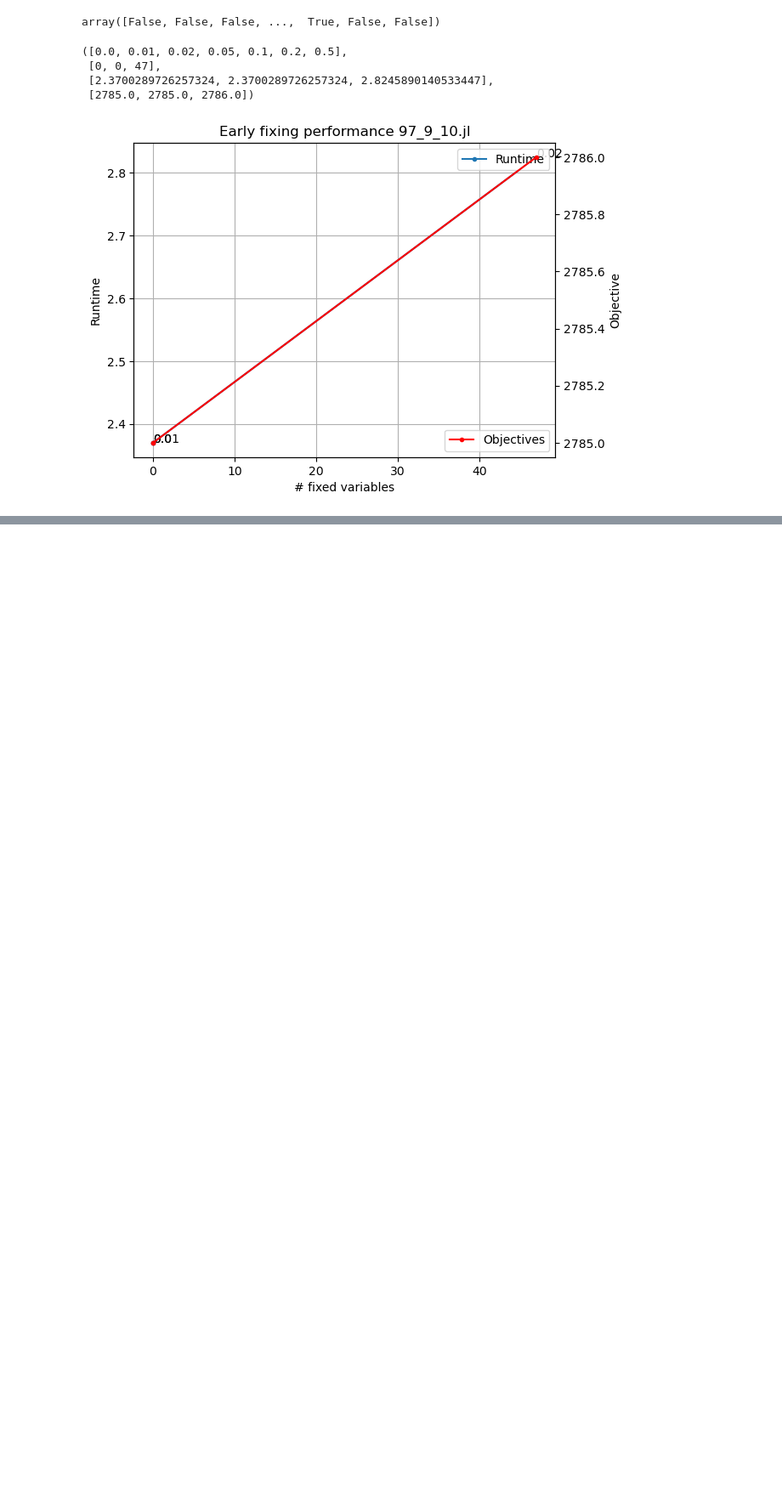
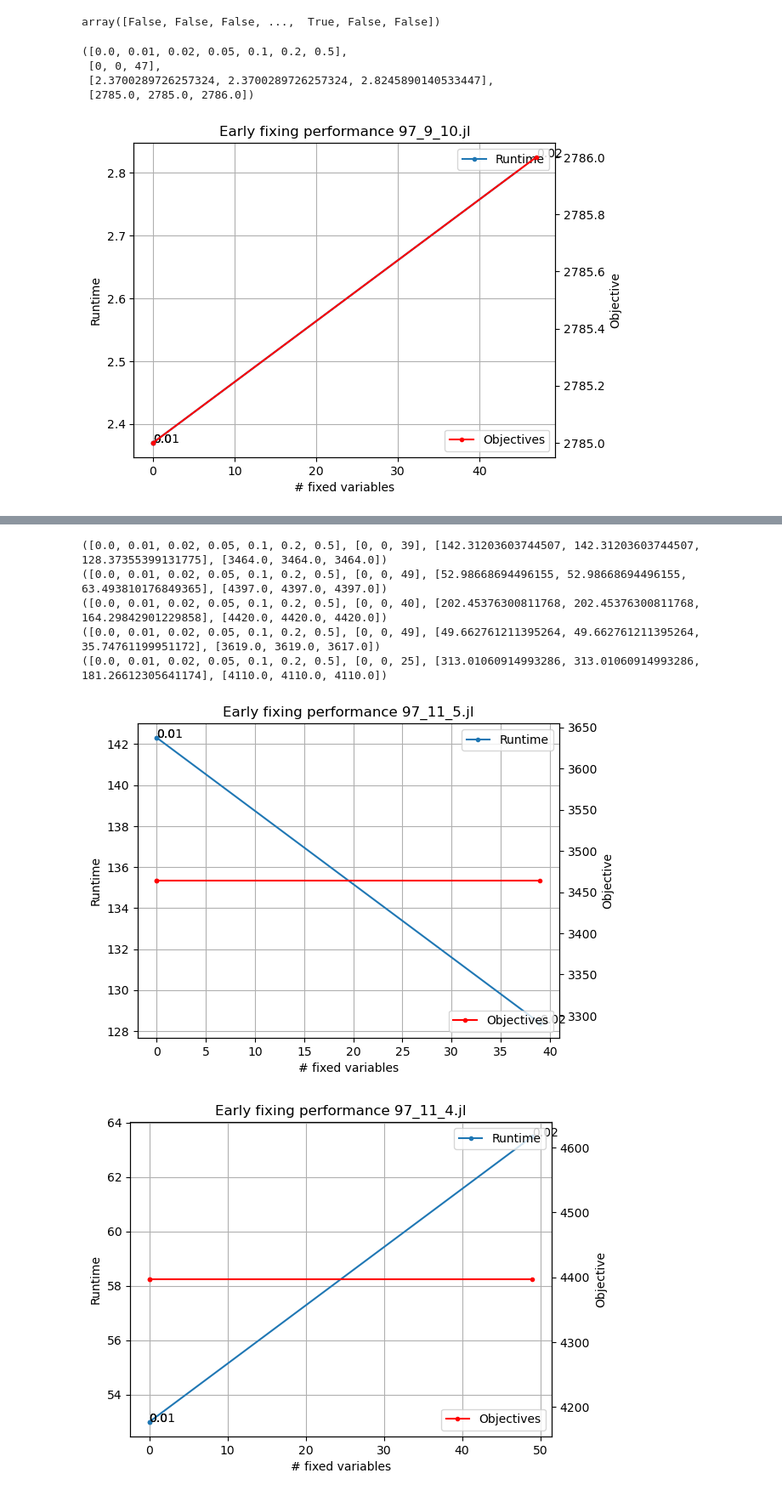
Before and after one commit to gos-ufsc/sat-gnn, a Jupyter notebook: notebooks/1.1-bmp-full-instances-early-fixing.ipynb, the cells around one changed output, grey strips where cells are left out. Shown at 85% size. Saved outputs shown, nothing was run; the diff lists cells and outputs as text; code cells hidden in the pictures; blank space fills up the shorter version.

```diff
--- a/notebooks/1.1-bmp-full-instances-early-fixing.ipynb
+++ b/notebooks/1.1-bmp-full-instances-early-fixing.ipynb
@@ -431,0 +496,11 @@ get_ef_feas_times(g2_batch, x2s, instances[1], name=instances[1].name)
+# %%
+for g_batch, x, instance in zip(g_batches, xs, instances):
+    print(get_ef_times(g_batch, x, instance, name=instance.name))
+# %% [output]
+([0.0, 0.01, 0.02, 0.05, 0.1, 0.2, 0.5], [0, 0, 39], [142.31203603744507, 142.31203603744507, 128.37355399131775], [3464.0, 3464.0, 3464.0])
+([0.0, 0.01, 0.02, 0.05, 0.1, 0.2, 0.5], [0, 0, 49], [52.98668694496155, 52.98668694496155, 63.493810176849365], [4397.0, 4397.0, 4397.0])
+([0.0, 0.01, 0.02, 0.05, 0.1, 0.2, 0.5], [0, 0, 40], [202.45376300811768, 202.45376300811768, 164.29842901229858], [4420.0, 4420.0, 4420.0])
+([0.0, 0.01, 0.02, 0.05, 0.1, 0.2, 0.5], [0, 0, 49], [49.662761211395264, 49.662761211395264, 35.74761199951172], [3619.0, 3619.0, 3617.0])
+([0.0, 0.01, 0.02, 0.05, 0.1, 0.2, 0.5], [0, 0, 25], [313.01060914993286, 313.01060914993286, 181.26612305641174], [4110.0, 4110.0, 4110.0])
+[figure, added]
+[figure, added]
```
Also changed, not shown: parts of 14 cells of this notebook, 2 other files.
